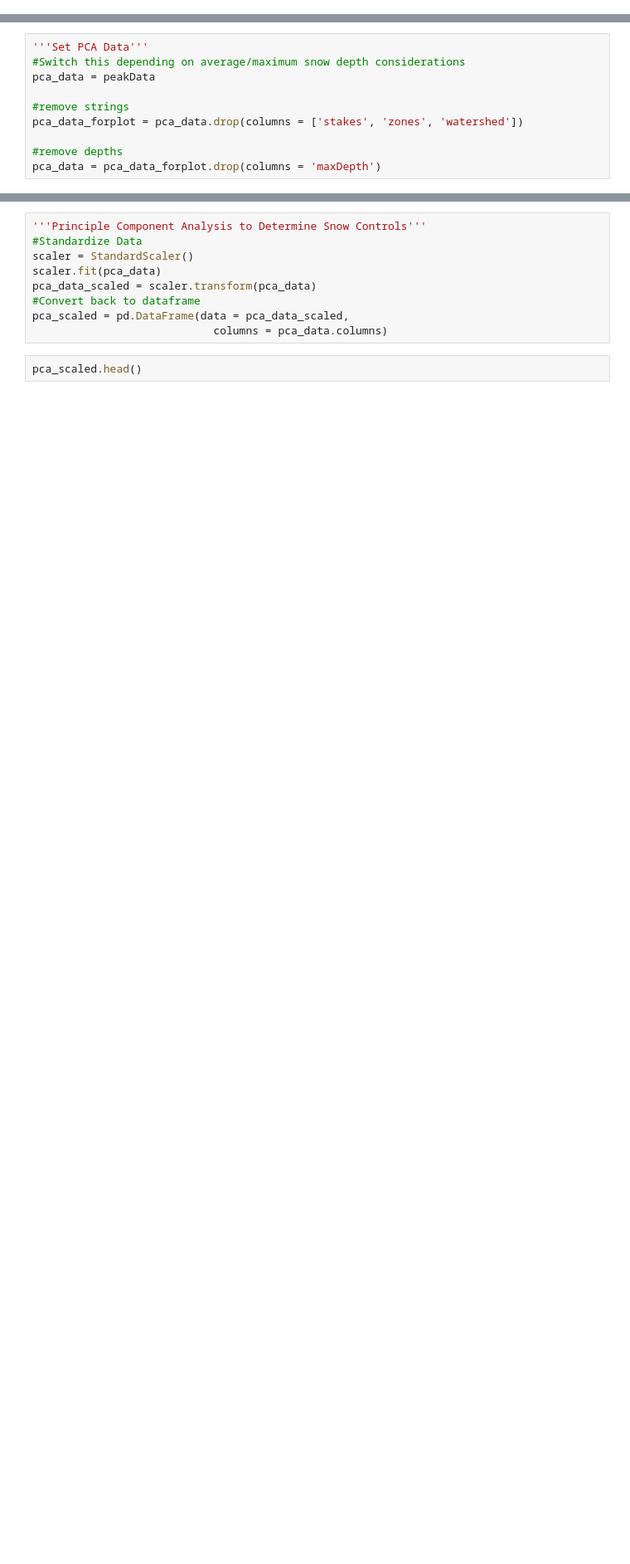
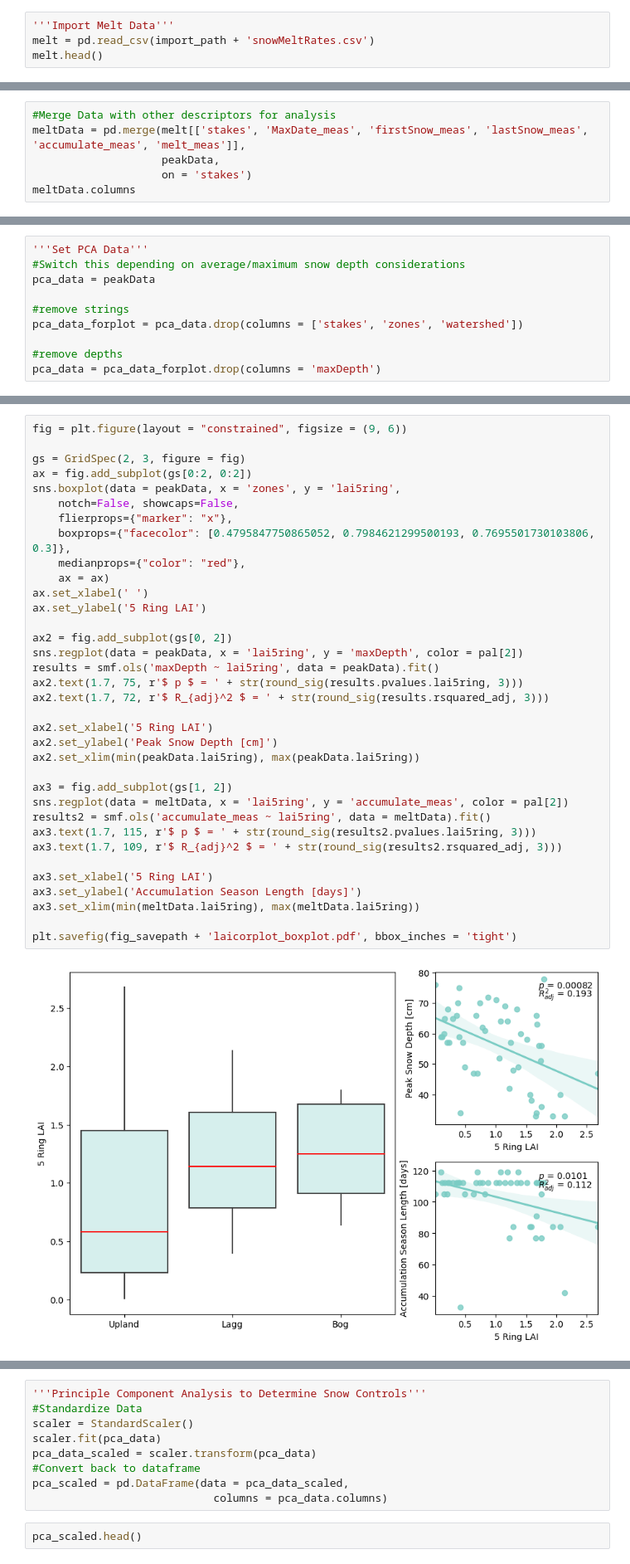
Before and after one commit to mwdjones/mef-snowhydro, a Jupyter notebook: Data and Codes/02_canopycontrols.ipynb, the cells around one changed output, grey strips where cells are left out. Shown at 83% size. Drawn from its saved outputs; the diff is of its cells as text; blank space fills up the shorter version.

```diff
--- a/Data and Codes/02_canopycontrols.ipynb
+++ b/Data and Codes/02_canopycontrols.ipynb
@@ -113,3 +115,7 @@ avgData = avgData.rename(columns = {'DIST_M' : 'avgDist_m',
                                     'Int' : 'nInt',
                                     'Sup' : 'nSup',
                                     'prop_Coniferous' : 'pCon'})
+# %%
+'''Import Melt Data'''
+melt = pd.read_csv(import_path + 'snowMeltRates.csv')
+melt.head()
@@ -115,0 +129,6 @@ avgData = avgData.rename(columns = {'DIST_M' : 'avgDist_m',
+# %%
+#Merge Data with other descriptors for analysis
+meltData = pd.merge(melt[['stakes', 'MaxDate_meas', 'firstSnow_meas', 'lastSnow_meas', 'accumulate_meas', 'melt_meas']],
+                    peakData,
+                    on = 'stakes')
+meltData.columns
@@ -135 +167,38 @@ pca_data.head()
+# %%
+fig = plt.figure(layout = "constrained", figsize = (9, 6))
+
+gs = GridSpec(2, 3, figure = fig)
+ax = fig.add_subplot(gs[0:2, 0:2])
+sns.boxplot(data = peakData, x = 'zones', y = 'lai5ring',
+    notch=False, showcaps=False,
+    flierprops={"marker": "x"},
+    boxprops={"facecolor": [0.4795847750865052, 0.7984621299500193, 0.7695501730103806, 0.3]},
+    medianprops={"color": "red"},
+    ax = ax)
+ax.set_xlabel(' ')
+ax.set_ylabel('5 Ring LAI')
+
+ax2 = fig.add_subplot(gs[0, 2])
+sns.regplot(data = peakData, x = 'lai5ring', y = 'maxDepth', color = pal[2])
+results = smf.ols('maxDepth ~ lai5ring', data = peakData).fit()
+ax2.text(1.7, 75, r'$ p $ = ' + str(round_sig(results.pvalues.lai5ring, 3)))
+ax2.text(1.7, 72, r'$ R_{adj}^2 $ = ' + str(round_sig(results.rsquared_adj, 3)))
+
+ax2.set_xlabel('5 Ring LAI')
+ax2.set_ylabel('Peak Snow Depth [cm]')
+ax2.set_xlim(min(peakData.lai5ring), max(peakData.lai5ring))
+
+ax3 = fig.add_subplot(gs[1, 2])
+sns.regplot(data = meltData, x = 'lai5ring', y = 'accumulate_meas', color = pal[2])
+results2 = smf.ols('accumulate_meas ~ lai5ring', data = meltData).fit()
+ax3.text(1.7, 115, r'$ p $ = ' + str(round_sig(results2.pvalues.lai5ring, 3)))
+ax3.text(1.7, 109, r'$ R_{adj}^2 $ = ' + str(round_sig(results2.rsquared_adj, 3)))
+
+ax3.set_xlabel('5 Ring LAI')
+ax3.set_ylabel('Accumulation Season Length [days]')
+ax3.set_xlim(min(meltData.lai5ring), max(meltData.lai5ring))
+
+plt.savefig(fig_savepath + 'laicorplot_boxplot.pdf', bbox_inches = 'tight')
+# %% [output]
+[figure, added]
 # %% [markdown]
```
Also changed, not shown: parts of 45 cells of this notebook, 52 other files.
